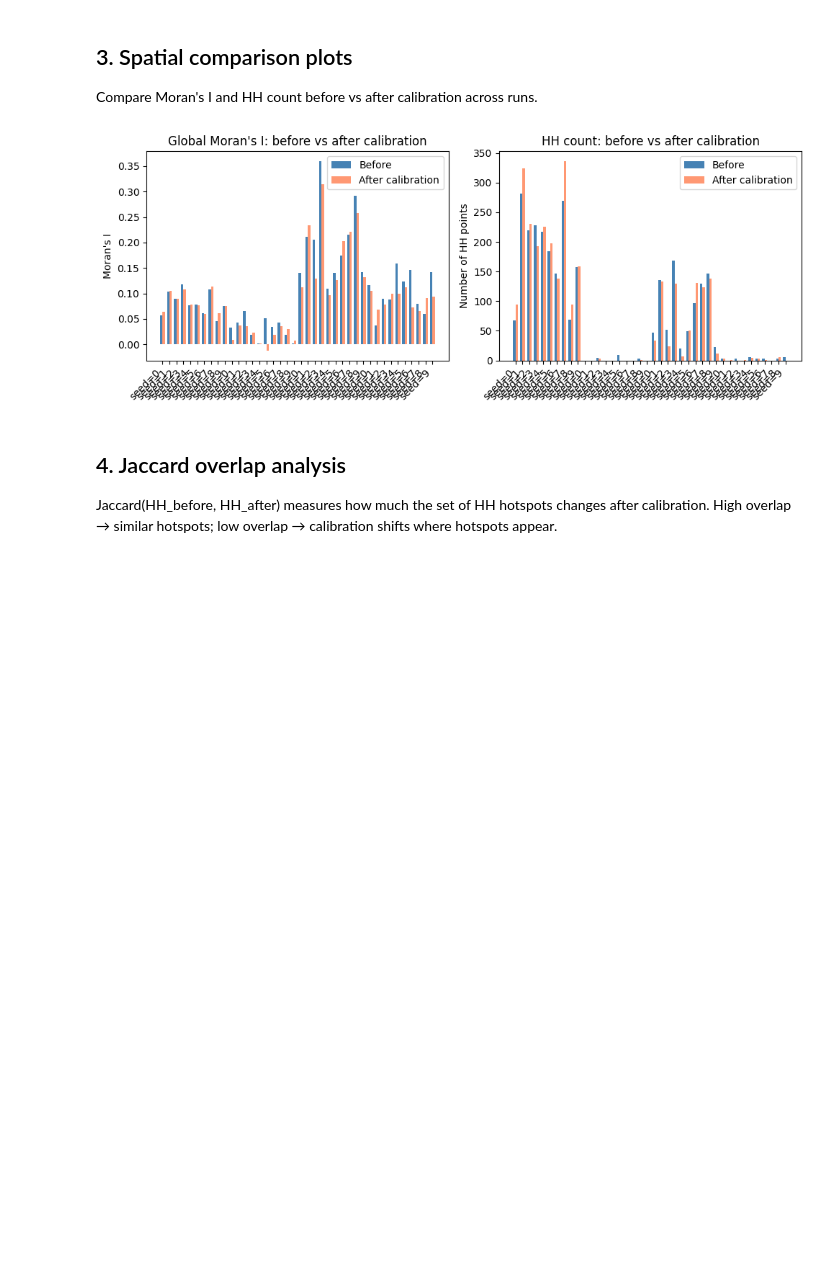
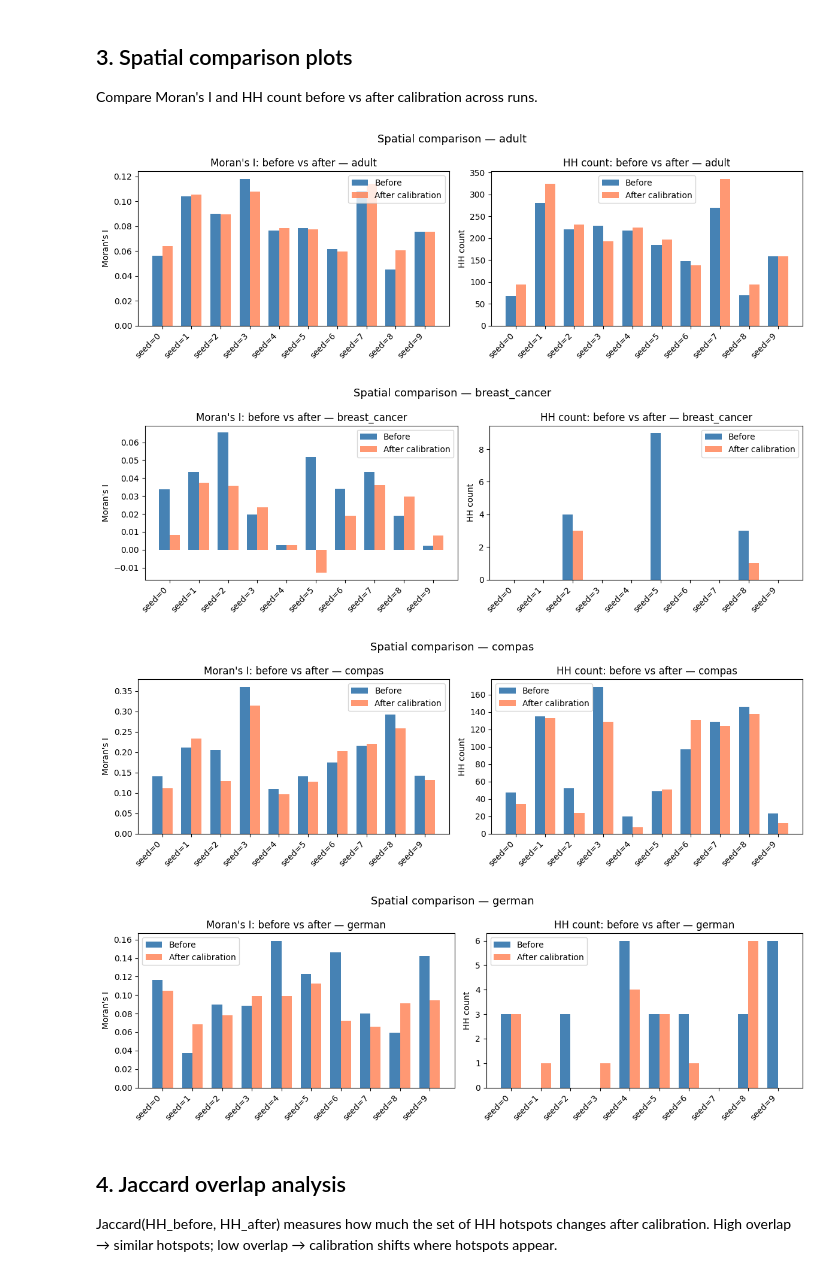
Before and after one commit to DejvisT/spatial-rashomon-multiplicity, a Jupyter notebook: notebooks/07_calibration_robustness.ipynb, the cells around one changed output. Cells and saved outputs as stored; diff of their text form; code cells hidden in the pictures; blank space fills up the shorter version.

Commit message:
Adding plots nb3, nb4, nb6, nb7

```diff
--- a/notebooks/07_calibration_robustness.ipynb
+++ b/notebooks/07_calibration_robustness.ipynb
@@ -30,10 +30,18 @@ import numpy as np
 import pandas as pd
 import matplotlib.pyplot as plt
 
+from sklearn.decomposition import PCA
+from sklearn.calibration import calibration_curve
 from analysis.experiment_runner import _get_run_dirs
-from analysis.calibration import run_calibration_experiment
+from analysis.calibration import run_calibration_experiment, calibrate_predictions_for_run, _get_test_labels
+from analysis.preprocessing import get_transformed_test_features
+from analysis.run_analysis import pointwise_variance, spatial_analysis
 
 RESULTS_DIR = ROOT / "results"
+FIG_DIR = ROOT / "figures"
+TABLE_DIR = ROOT / "tables"
+FIG_DIR.mkdir(parents=True, exist_ok=True)
+TABLE_DIR.mkdir(parents=True, exist_ok=True)
 K = 25
 dataset_dirs = [p for p in RESULTS_DIR.iterdir() if p.is_dir() and _get_run_dirs(p)]
 
@@ -131,29 +139,33 @@ Aggregated (mean ± std over runs):
 
 Compare Moran's I and HH count before vs after calibration across runs.
 # %%
-fig, axes = plt.subplots(1, 2, figsize=(10, 4))
-runs = per_run_df["run"].values
-x = np.arange(len(runs))
-w = 0.35
-axes[0].bar(x - w/2, per_run_df["moran_i_before"], width=w, label="Before", color="steelblue")
-axes[0].bar(x + w/2, per_run_df["moran_i_after"], width=w, label="After calibration", color="coral", alpha=0.8)
-axes[0].set_xticks(x)
-axes[0].set_xticklabels(runs, rotation=45, ha="right")
-axes[0].set_ylabel("Moran's I")
-axes[0].set_title("Global Moran's I: before vs after calibration")
-axes[0].legend()
+for ds_name, ds_df in per_run_df.groupby("dataset"):
+    runs = ds_df["run"].values
+    x = np.arange(len(runs))
+    w = 0.35
 
-axes[1].bar(x - w/2, per_run_df["n_HH_before"], width=w, label="Before", color="steelblue")
-axes[1].bar(x + w/2, per_run_df["n_HH_after"], width=w, label="After calibration", color="coral", alpha=0.8)
-axes[1].set_xticks(x)
-axes[1].set_xticklabels(runs, rotation=45, ha="right")
-axes[1].set_ylabel("Number of HH points")
-axes[1].set_title("HH count: before vs after calibration")
-axes[1].legend()
-plt.tight_layout()
-plt.show()
+    fig, axes = plt.subplots(1, 2, figsize=(12, 4))
+    axes[0].bar(x - w/2, ds_df["moran_i_before"], width=w, label="Before", color="steelblue")
+    axes[0].bar(x + w/2, ds_df["moran_i_after"], width=w, label="After calibration", color="coral", alpha=0.8)
+    axes[0].set_xticks(x); axes[0].set_xticklabels(runs, rotation=45, ha="right")
+    axes[0].set_ylabel("Moran's I"); axes[0].set_title(f"Moran's I: before vs after — {ds_name}")
+    axes[0].legend()
+
+    axes[1].bar(x - w/2, ds_df["n_HH_before"], width=w, label="Before", color="steelblue")
+    axes[1].bar(x + w/2, ds_df["n_HH_after"], width=w, label="After calibration", color="coral", alpha=0.8)
+    axes[1].set_xticks(x); axes[1].set_xticklabels(runs, rotation=45, ha="right")
+    axes[1].set_ylabel("HH count"); axes[1].set_title(f"HH count: before vs after — {ds_name}")
+    axes[1].legend()
+
+    fig.suptitle(f"Spatial comparison — {ds_name}", fontsize=13)
+    fig.tight_layout()
+    fig.savefig(FIG_DIR / f"calibration_spatial_comparison_{ds_name}.pdf", bbox_inches="tight")
+    plt.show()
 # %% [output]
-[figure, old version]
+[figure, new version]
+[figure, added]
+[figure, added]
+[figure, added]
 # %% [markdown]
 ## 4. Jaccard overlap analysis
 
```
Also changed, not shown: parts of 10 cells of this notebook, 5 other files.
